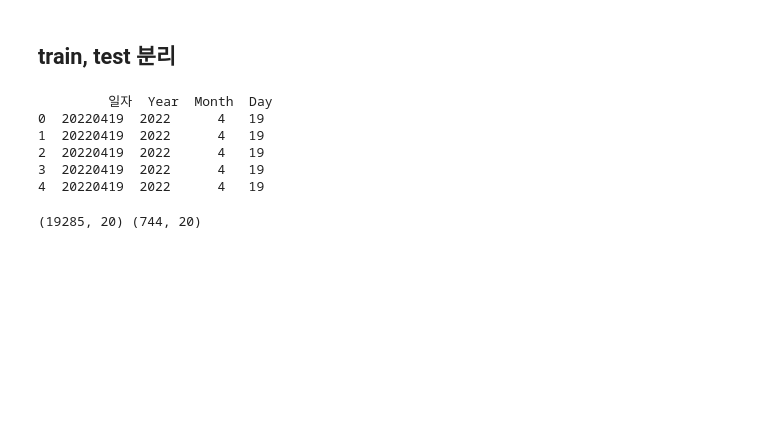
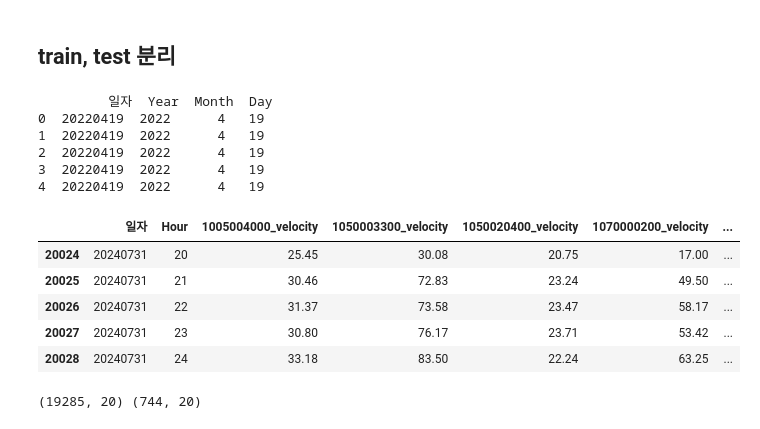
Before and after one commit to ParkSeokwoo/Traffic_Volume_Prediction, a Jupyter notebook: Code/baseline.ipynb, the cells around one changed output. Drawn from its saved outputs; the diff is of its cells as text; code cells hidden in the pictures; blank space fills up the shorter version.

```diff
--- a/Code/baseline.ipynb
+++ b/Code/baseline.ipynb
@@ -78,6 +81,14 @@ print(total[['일자', 'Year', 'Month', 'Day']].head())
 4  20220419  2022      4   19
 # %%
 total = total[~((total['Year'] == 2024) & (total['Month'] == 8))]
+total.tail()
+# %% [output]
+|  | 일자 | Hour | 1005004000_velocity | 1050003300_velocity | 1050020400_velocity | 1070000200_velocity | ... |
+| 20024 | 20240731 | 20 | 25.45 | 30.08 | 20.75 | 17.00 | ... |
+| 20025 | 20240731 | 21 | 30.46 | 72.83 | 23.24 | 49.50 | ... |
+| 20026 | 20240731 | 22 | 31.37 | 73.58 | 23.47 | 58.17 | ... |
+| 20027 | 20240731 | 23 | 30.80 | 76.17 | 23.71 | 53.42 | ... |
+| 20028 | 20240731 | 24 | 33.18 | 83.50 | 22.24 | 63.25 | ... |
 # %%
 train = total[~((total['Year'] == 2024) & (total['Month'] == 7))]
 test = total[((total['Year'] == 2024) & (total['Month'] == 7))]
```
Also changed, not shown: parts of 13 cells of this notebook.
